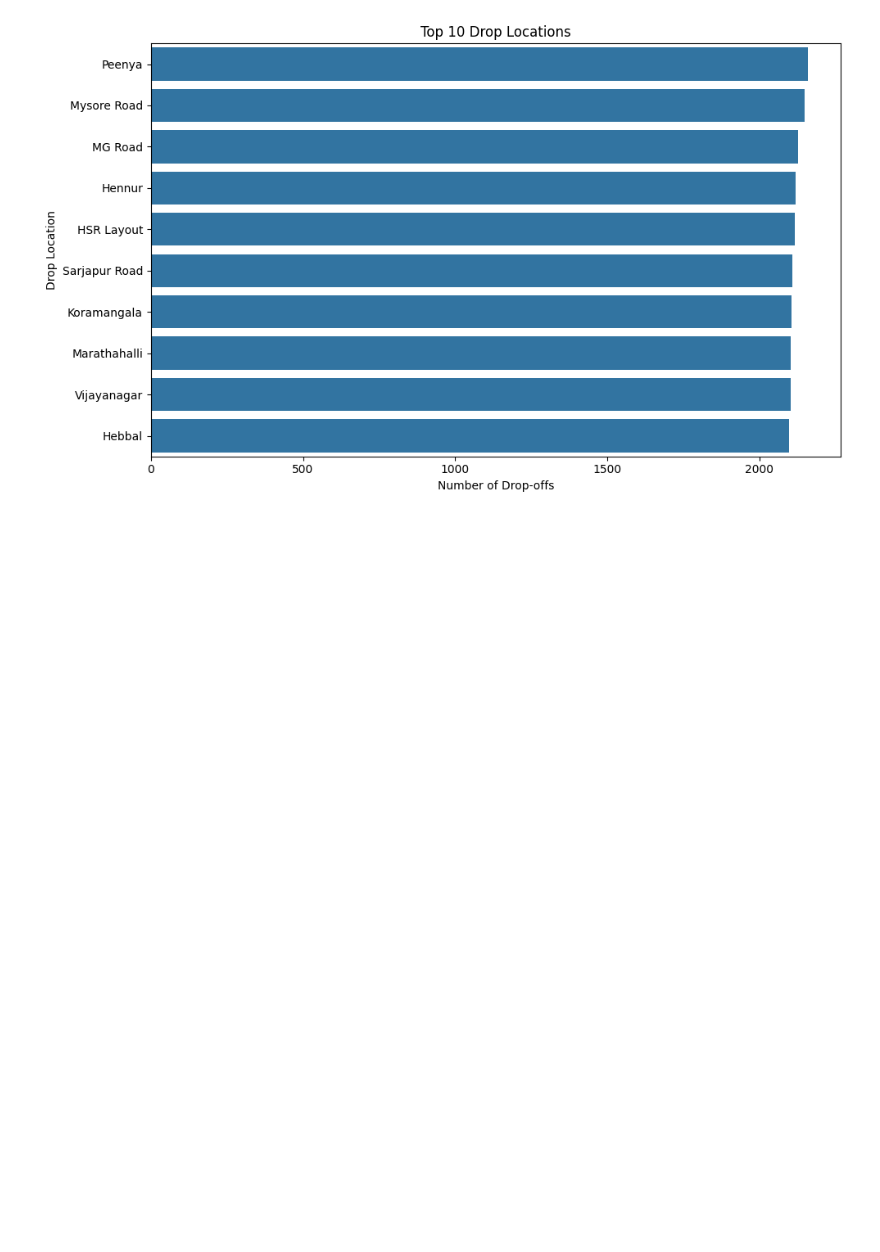
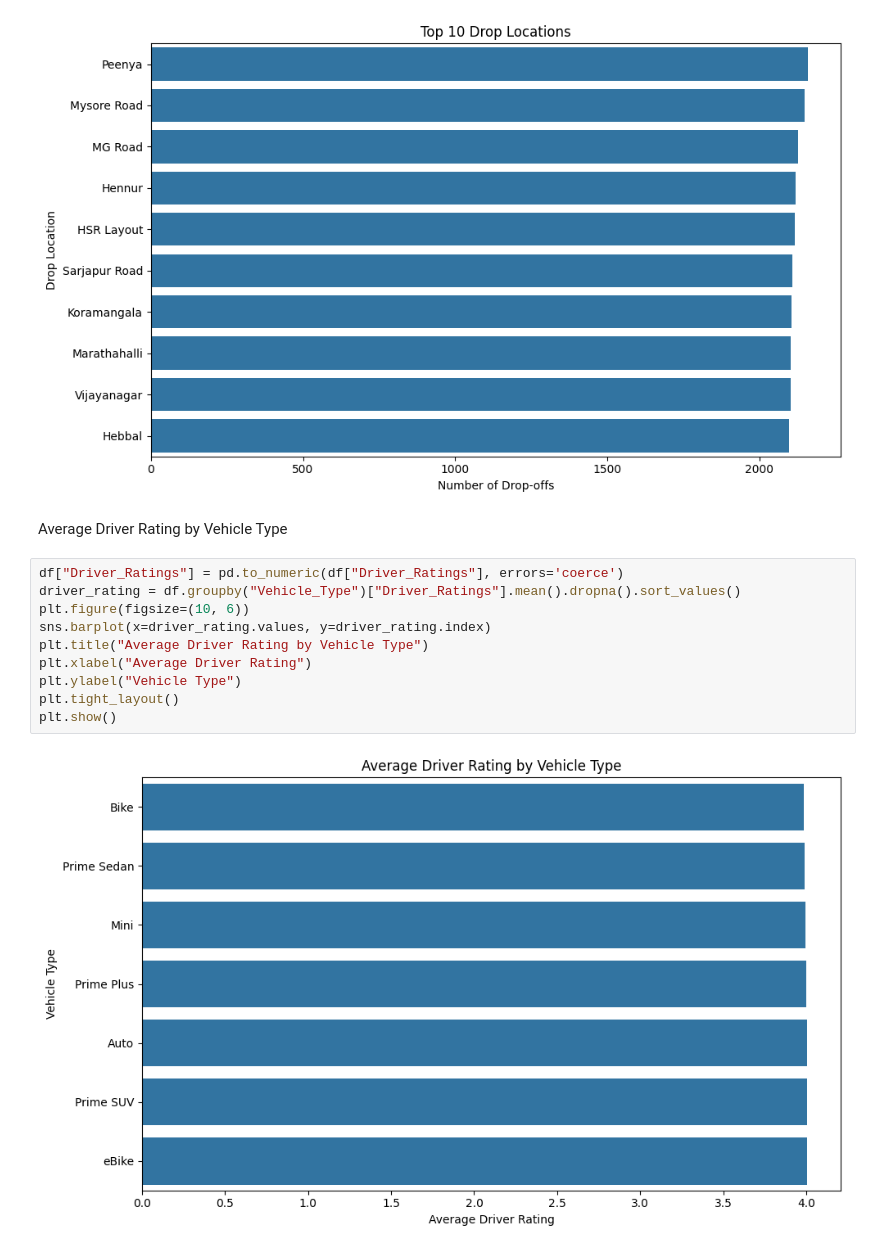
Before and after one commit to sonakshiprojects/CTTask01, a Jupyter notebook: task01.ipynb, the cells around one changed output. Cells and saved outputs as stored; diff of their text form; blank space fills up the shorter version.

Commit message:
Average Driver Rating by Vehicle Type

```diff
--- a/task01.ipynb
+++ b/task01.ipynb
@@ -267,3 +267,17 @@ plt.tight_layout()
 plt.show()
 # %% [output]
 [figure]
+# %% [markdown]
+Average Driver Rating by Vehicle Type
+# %%
+df["Driver_Ratings"] = pd.to_numeric(df["Driver_Ratings"], errors='coerce')
+driver_rating = df.groupby("Vehicle_Type")["Driver_Ratings"].mean().dropna().sort_values()
+plt.figure(figsize=(10, 6))
+sns.barplot(x=driver_rating.values, y=driver_rating.index)
+plt.title("Average Driver Rating by Vehicle Type")
+plt.xlabel("Average Driver Rating")
+plt.ylabel("Vehicle Type")
+plt.tight_layout()
+plt.show()
+# %% [output]
+[figure, added]
```
